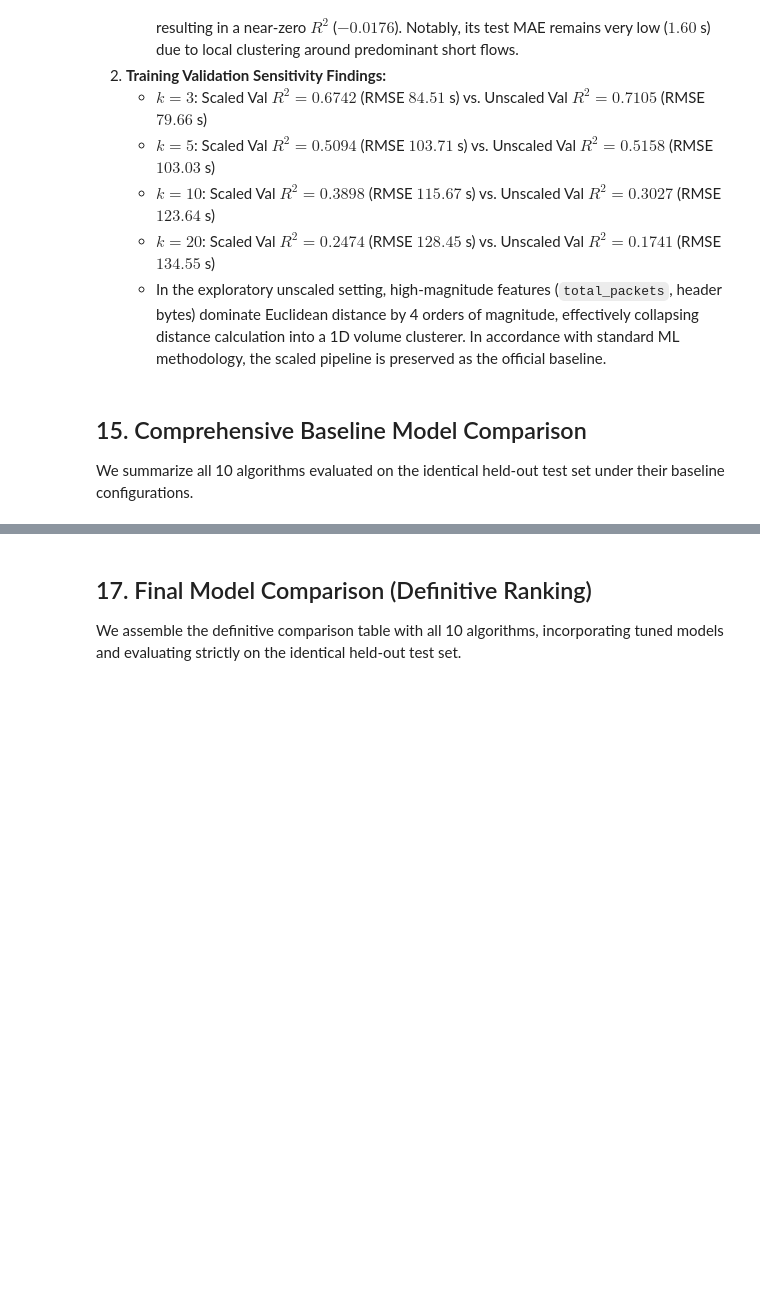
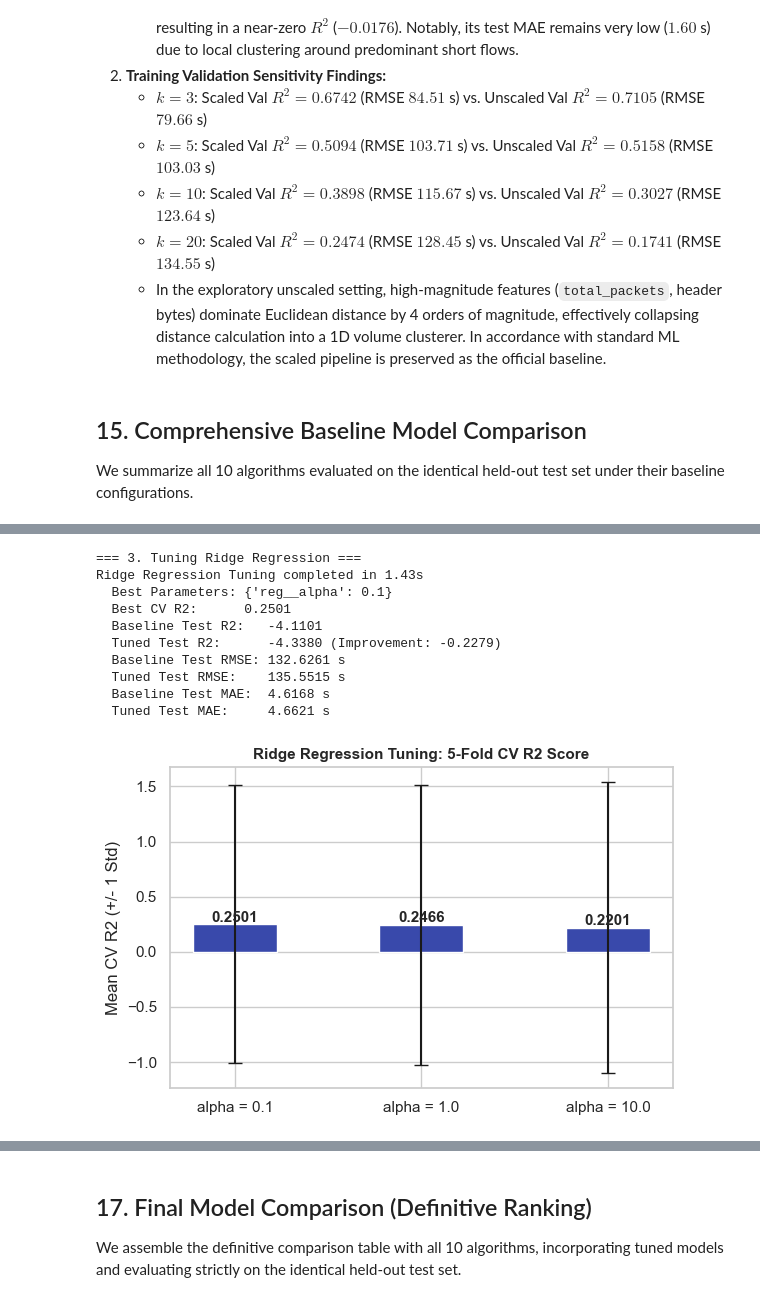
Before and after one commit to likhith1253/ML_Capstone, a Jupyter notebook: regression/regression.ipynb, the cells around one changed output, grey strips where cells are left out. Cells and saved outputs as stored; diff of their text form; code cells hidden in the pictures; blank space fills up the shorter version.

```diff
--- a/regression/regression.ipynb
+++ b/regression/regression.ipynb
@@ -1652,4 +1656,71 @@ Gradient Boosting Tuning completed in 135.04s
   Tuned Test RMSE: 62.8243 s (Baseline: 62.8243 s)
   Tuned Test MAE:  1.9760 s (Baseline: 1.9760 s)
 [figure]
+# %%
+print(); print("=== 3. Tuning Ridge Regression ===")
+ridge_tune_pipe = Pipeline([
+    ('prep', preprocessor_scaled),
+    ('reg', Ridge(random_state=42))
+])
+
+ridge_param_grid = {
+    'reg__alpha': [0.1, 1.0, 10.0]
+}
+
+t0 = time.time()
+grid_ridge = GridSearchCV(
+    ridge_tune_pipe,
+    ridge_param_grid,
+    cv=5,
+    scoring='r2',
+    n_jobs=-1
+)
+grid_ridge.fit(X_train, y_train)
+t_tune_ridge = time.time() - t0
+
+best_ridge_tuned_pipe = grid_ridge.best_estimator_
+best_ridge_tuned_params = grid_ridge.best_params_
+best_ridge_cv_r2 = grid_ridge.best_score_
+
+# Evaluate the selected Ridge configuration ON X_test ONLY ONCE
+y_pred_ridge_tuned = best_ridge_tuned_pipe.predict(X_test)
+r2_ridge_tuned = r2_score(y_test, y_pred_ridge_tuned)
+rmse_ridge_tuned = np.sqrt(mean_squared_error(y_test, y_pred_ridge_tuned))
+mae_ridge_tuned = mean_absolute_error(y_test, y_pred_ridge_tuned)
+
+print(f"Ridge Regression Tuning completed in {t_tune_ridge:.2f}s")
+print(f"  Best Parameters: {best_ridge_tuned_params}")
+print(f"  Best CV R2:      {best_ridge_cv_r2:.4f}")
+print(f"  Baseline Test R2:   {r2_ridge:.4f}")
+print(f"  Tuned Test R2:      {r2_ridge_tuned:.4f} (Improvement: {r2_ridge_tuned - r2_ridge:+.4f})")
+print(f"  Baseline Test RMSE: {rmse_ridge:.4f} s")
+print(f"  Tuned Test RMSE:    {rmse_ridge_tuned:.4f} s")
+print(f"  Baseline Test MAE:  {mae_ridge:.4f} s")
+print(f"  Tuned Test MAE:     {mae_ridge_tuned:.4f} s")
+
+# Visualize Ridge Grid Search CV Scores
+ridge_cv_res_df = pd.DataFrame(grid_ridge.cv_results_)
+ridge_cv_res_df['alpha_label'] = [f"alpha = {a}" for a in ridge_cv_res_df['param_reg__alpha']]
+
+fig, ax = plt.subplots(figsize=(6, 4))
+bars = ax.bar(ridge_cv_res_df['alpha_label'], ridge_cv_res_df['mean_test_score'],
+              yerr=ridge_cv_res_df['std_test_score'], capsize=5, color='#3949ab', width=0.45)
+ax.set_title("Ridge Regression Tuning: 5-Fold CV R2 Score", fontsize=11, fontweight='bold')
+ax.set_ylabel("Mean CV R2 (+/- 1 Std)")
+for bar, score in zip(bars, ridge_cv_res_df['mean_test_score']):
+    ax.annotate(f"{score:.4f}", (bar.get_x() + bar.get_width()/2, bar.get_height() + 0.02), ha='center', fontweight='bold')
+plt.tight_layout()
+plt.show()
+# %% [output]
+=== 3. Tuning Ridge Regression ===
+Ridge Regression Tuning completed in 1.43s
+  Best Parameters: {'reg__alpha': 0.1}
+  Best CV R2:      0.2501
+  Baseline Test R2:   -4.1101
+  Tuned Test R2:      -4.3380 (Improvement: -0.2279)
+  Baseline Test RMSE: 132.6261 s
+  Tuned Test RMSE:    135.5515 s
+  Baseline Test MAE:  4.6168 s
+  Tuned Test MAE:     4.6621 s
+[figure, added]
 # %%
```
Also changed, not shown: parts of 25 cells of this notebook.
